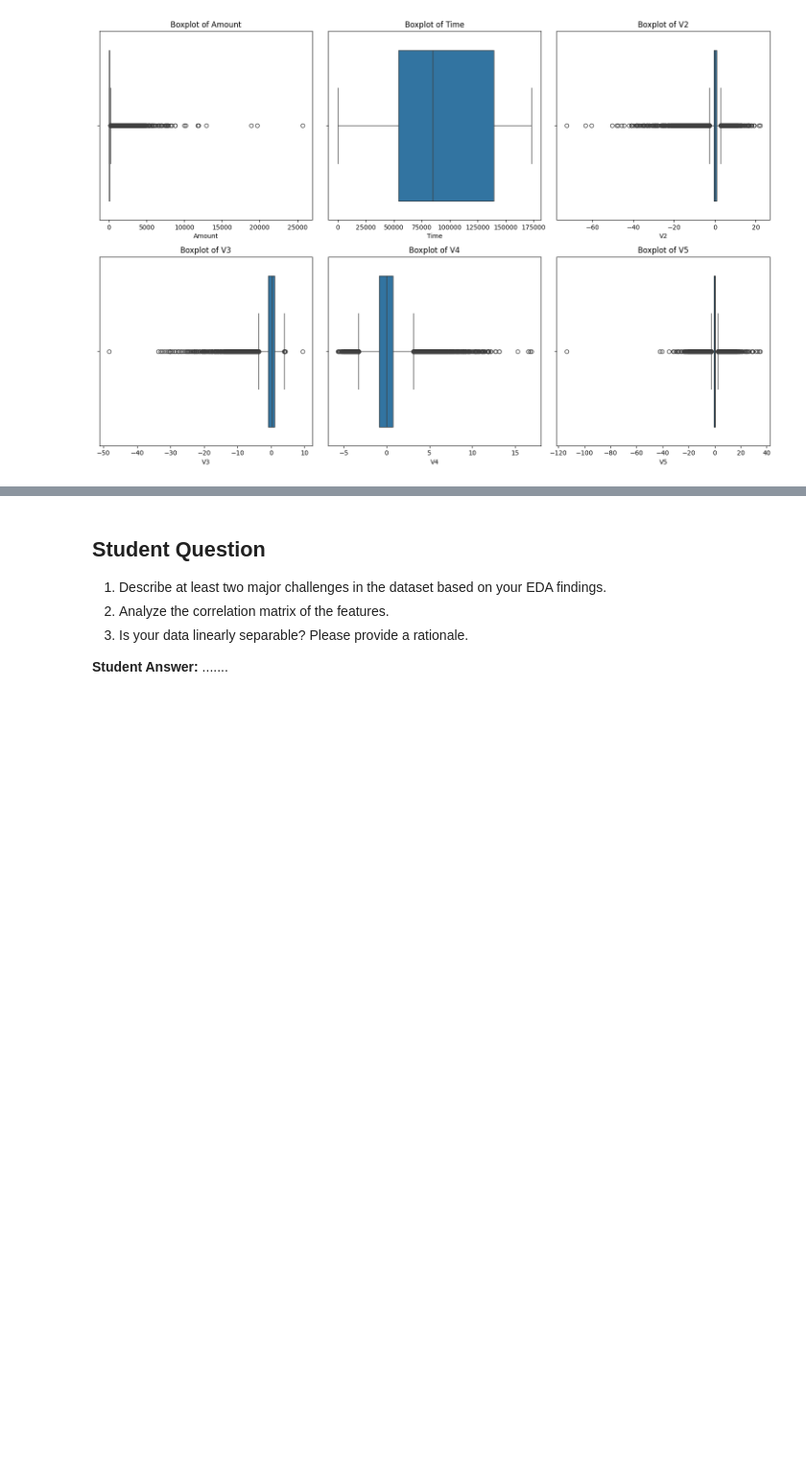
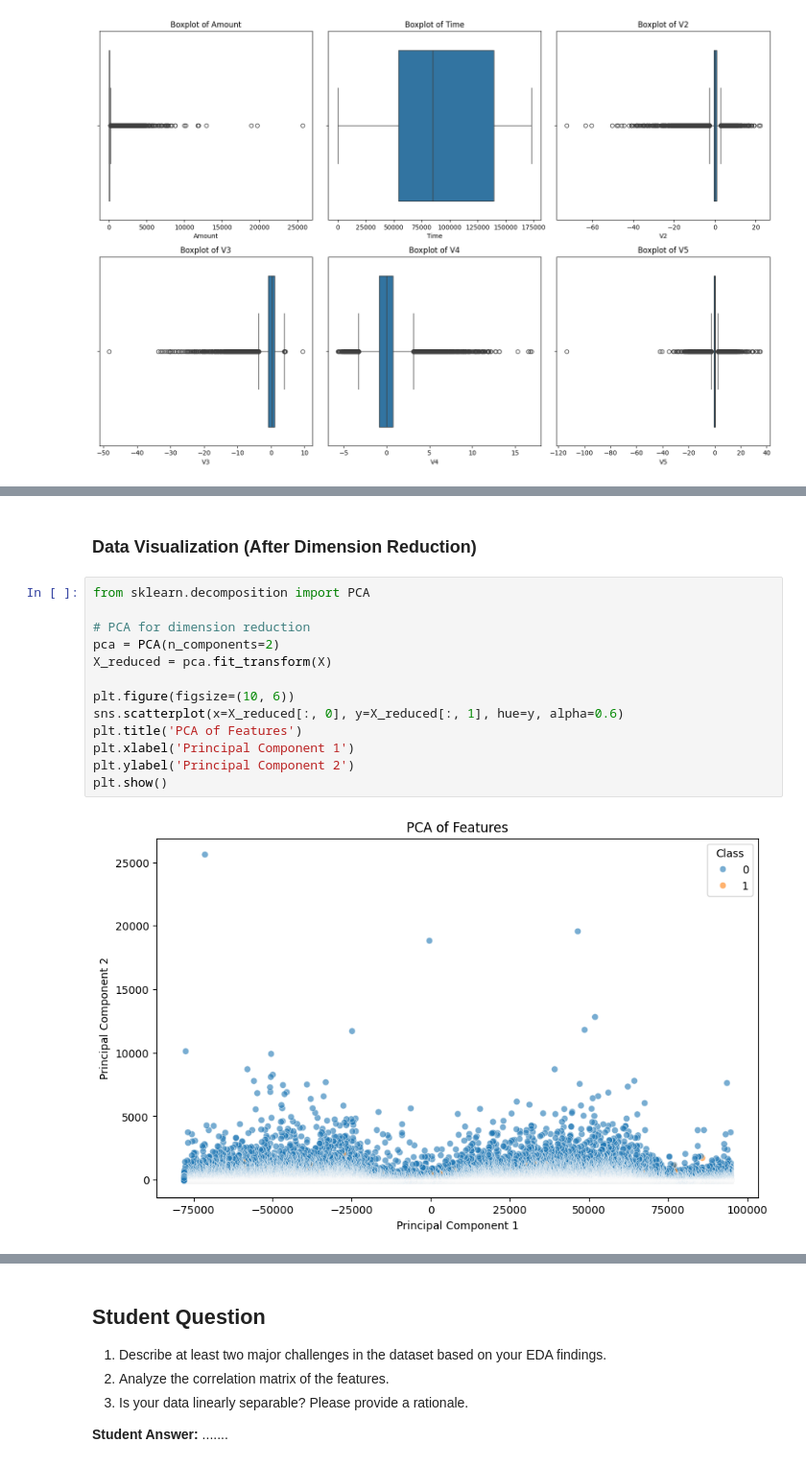
Before and after one commit to fjadidi2001/DataScienceJourney, a Jupyter notebook: Homework_1_Student_Version.ipynb, the cells around one changed output, grey strips where cells are left out. Shown at 96% size. Drawn from its saved outputs; the diff is of its cells as text; blank space fills up the shorter version.

```diff
--- a/Homework_1_Student_Version.ipynb
+++ b/Homework_1_Student_Version.ipynb
@@ -211,0 +240,17 @@ plt.show()
+# %% [markdown]
+###  Data Visualization (After Dimension Reduction)
+# %%
+from sklearn.decomposition import PCA
+
+# PCA for dimension reduction
+pca = PCA(n_components=2)
+X_reduced = pca.fit_transform(X)
+
+plt.figure(figsize=(10, 6))
+sns.scatterplot(x=X_reduced[:, 0], y=X_reduced[:, 1], hue=y, alpha=0.6)
+plt.title('PCA of Features')
+plt.xlabel('Principal Component 1')
+plt.ylabel('Principal Component 2')
+plt.show()
+# %% [output]
+[figure, added]
```
Also changed, not shown: parts of 19 cells of this notebook.
